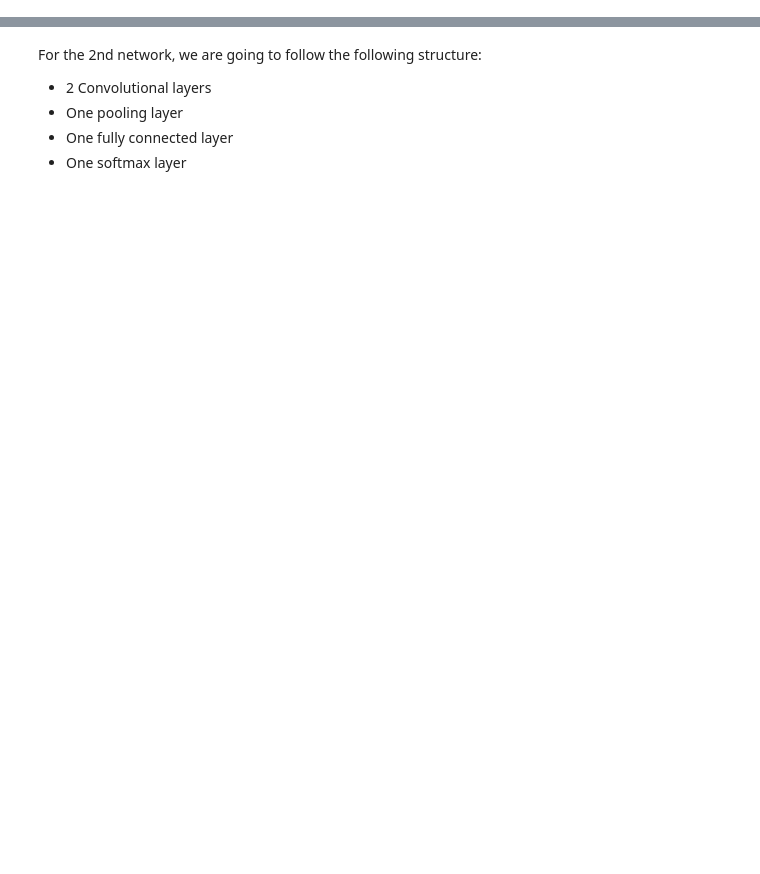
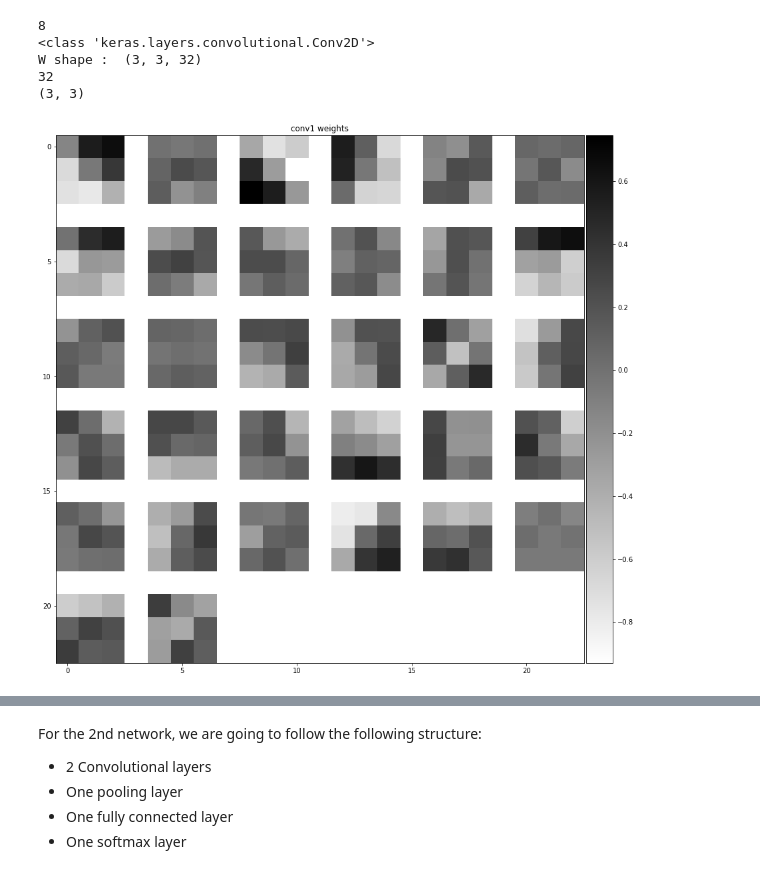
Before and after one commit to ConnerV42/MachineLearning, a Jupyter notebook: Assignment5.ipynb, the cells around one changed output, grey strips where cells are left out. Saved outputs shown, nothing was run; the diff lists cells and outputs as text; code cells hidden in the pictures; blank space fills up the shorter version.

```diff
--- a/Assignment5.ipynb
+++ b/Assignment5.ipynb
@@ -113,0 +198,42 @@ Print a couple of the convolution kernels as matrices (no need to print images).
+# %%
+import numpy.ma as ma
+def make_mosaic(imgs, nrows, ncols, border=1):
+    """
+    Given a set of images with all the same shape, makes a mosaic with nrows and ncols
+    """
+    nimgs = imgs.shape[2]
+    print(nimgs)
+    imshape = imgs.shape[:2]
+    print(imshape)
+    mosaic = ma.masked_all((nrows * imshape[0] + (nrows - 1) * border,
+                           ncols * imshape[1] + (ncols - 1) * border),
+                          dtype=np.float32)
+
+    paddedh = imshape[0] + border
+    paddedw = imshape[1] + border
+    for i in range(nimgs):
+        row = int(np.floor(i / ncols))
+        col = i % ncols
+
+        mosaic[row * paddedh:row * paddedh + imshape[0],
+              col * paddedw:col * paddedw + imshape[1]] = imgs[:, :, i]
+    return mosaic
+# %%
+# Visualize Weights
+print(len(model1.layers))
+print(type(model1.layers[0]))
+W = model1.layers[0].get_weights()[0]
+W = np.squeeze(W)
+print("W shape : ", W.shape)
+
+plt.figure(figsize=(15, 15))
+plt.title('conv1 weights')
+nice_imshow(plt.gca(), make_mosaic(W, 6, 6), cmap=cm.binary)
+plt.show()
+# %% [output]
+8
+<class 'keras.layers.convolutional.Conv2D'>
+W shape :  (3, 3, 32)
+32
+(3, 3)
+[figure, added]
```
Also changed, not shown: parts of 18 cells of this notebook.
